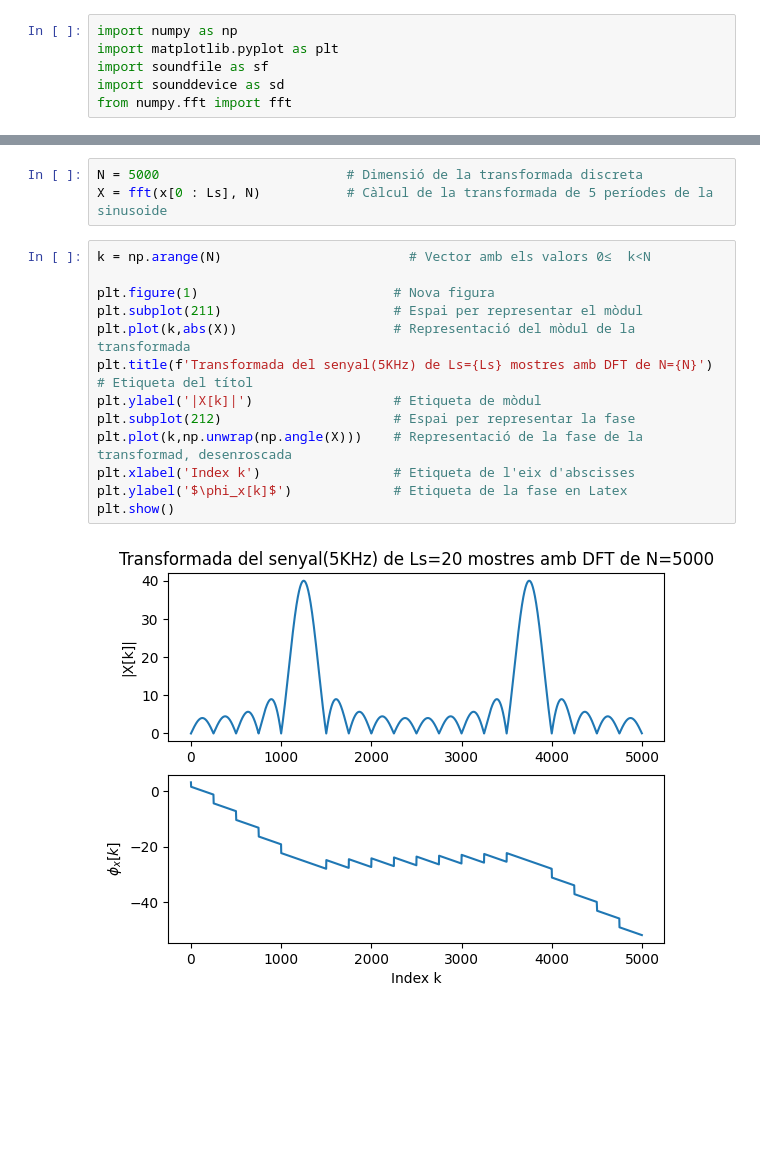
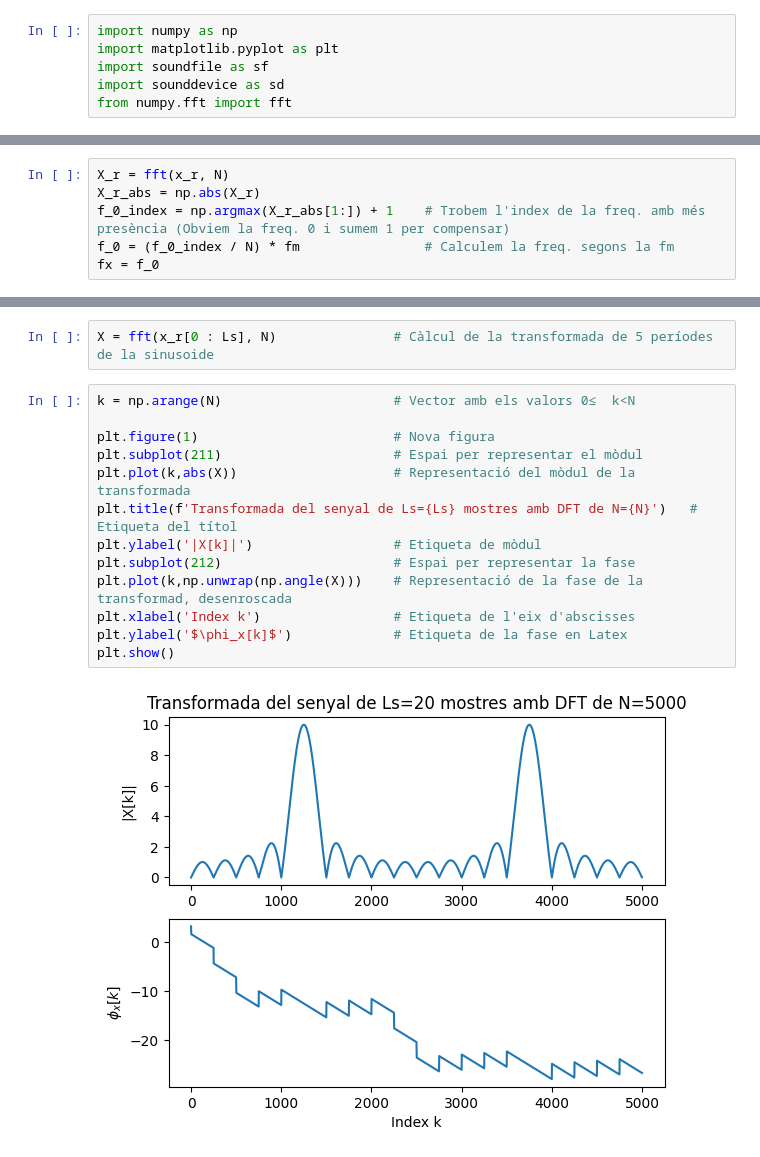
Before and after one commit to albino-pav/APA-T1, a Jupyter notebook: AS_AF_code2.ipynb, the cells around one changed output, grey strips where cells are left out. Drawn from its saved outputs; the diff is of its cells as text; blank space fills up the shorter version.

```diff
--- a/AS_AF_code2.ipynb
+++ b/AS_AF_code2.ipynb
@@ -10 +13,7 @@ x_r, fm = sf.read('so_2KHz.wav')
+# %%
+X_r = fft(x_r, N)
+X_r_abs = np.abs(X_r)
+f_0_index = np.argmax(X_r_abs[1:]) + 1    # Trobem l'index de la freq. amb més presència (Obviem la freq. 0 i sumem 1 per compensar)
+f_0 = (f_0_index / N) * fm                # Calculem la freq. segons la fm
+fx = f_0
 # %%
@@ -23,18 +31,17 @@ plt.show()                                # Visualització de l'objecte gràfic.
 # %%
-N = 5000                        # Dimensió de la transformada discreta
-X = fft(x[0 : Ls], N)           # Càlcul de la transformada de 5 períodes de la sinusoide
+X = fft(x_r[0 : Ls], N)               # Càlcul de la transformada de 5 períodes de la sinusoide
 # %%
-k = np.arange(N)                        # Vector amb els valors 0≤  k<N
+k = np.arange(N)                      # Vector amb els valors 0≤  k<N
 
 plt.figure(1)                         # Nova figura
 plt.subplot(211)                      # Espai per representar el mòdul
 plt.plot(k,abs(X))                    # Representació del mòdul de la transformada
-plt.title(f'Transformada del senyal(5KHz) de Ls={Ls} mostres amb DFT de N={N}')   # Etiqueta del títol
+plt.title(f'Transformada del senyal de Ls={Ls} mostres amb DFT de N={N}')   # Etiqueta del títol
 plt.ylabel('|X[k]|')                  # Etiqueta de mòdul
 plt.subplot(212)                      # Espai per representar la fase
 plt.plot(k,np.unwrap(np.angle(X)))    # Representació de la fase de la transformad, desenroscada
 plt.xlabel('Index k')                 # Etiqueta de l'eix d'abscisses
 plt.ylabel('$\phi_x[k]$')             # Etiqueta de la fase en Latex
 plt.show()
 # %% [output]
-[figure, old version]
+[figure, new version]
```
Also changed, not shown: parts of 3 cells of this notebook, 3 other files.
